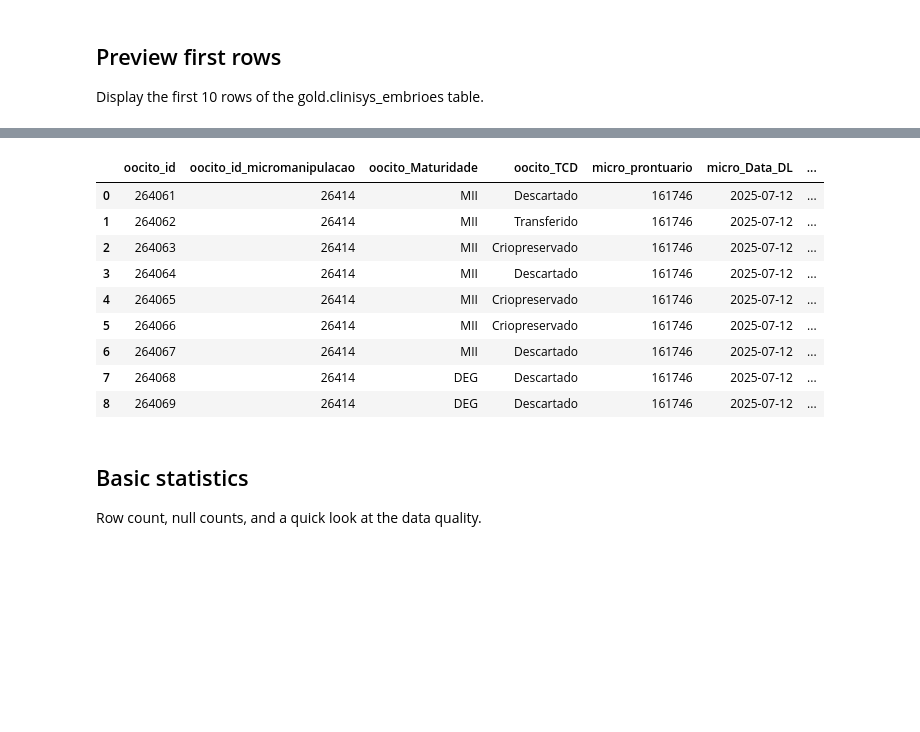
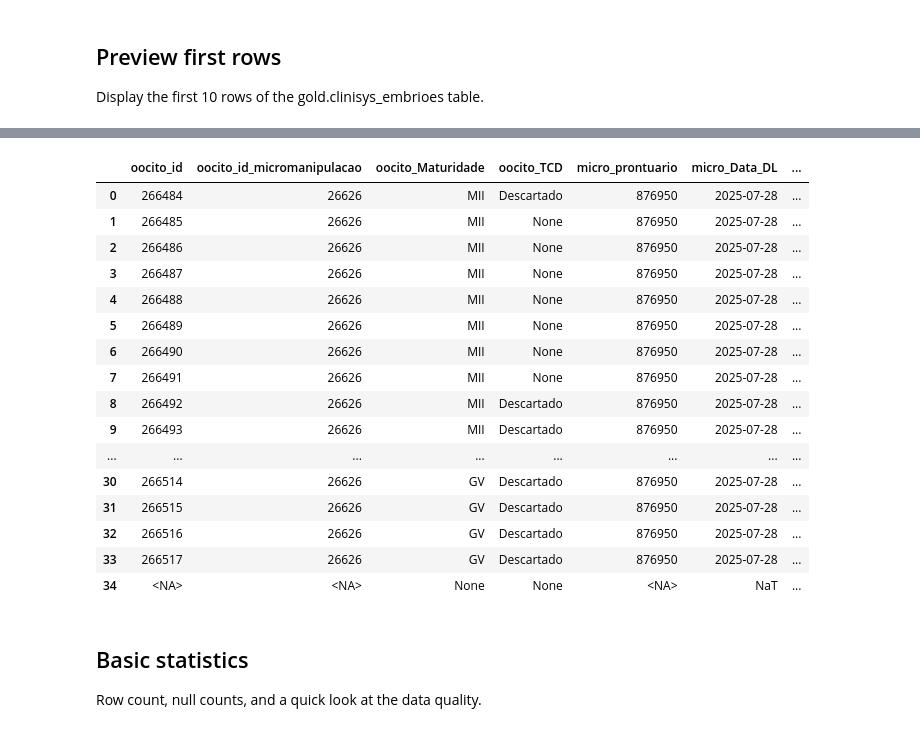
Before and after one commit to bobbypestana/embryoscope-extraction, a Jupyter notebook: clinisys/explore/explore_gold_layer.ipynb, the cells around one changed output, grey strips where cells are left out. Drawn from its saved outputs; the diff is of its cells as text; code cells hidden in the pictures; blank space fills up the shorter version.

```diff
--- a/clinisys/explore/explore_gold_layer.ipynb
+++ b/clinisys/explore/explore_gold_layer.ipynb
@@ -48,10 +48,14 @@ display(gold_tables)
 
 This shows the column names and types for the main gold table.
 # %%
+con = duckdb.connect(db_path)
+
 try:
-    schema = con.execute("DESCRIBE gold.clinisys_embrioes").fetchdf()
+    schema = con.execute("DESCRIBE gold.embryoscope_embrioes").fetchdf()
     display(schema)
 except Exception as e:
     print(f'Error: {e}')
+
+con.close()
 # %% [output]
 |  | column_name | column_type | null | key | default | extra |
@@ -73,10 +77,13 @@ except Exception as e:
 Display the first 10 rows of the gold.clinisys_embrioes table.
 # %%
 try:
-    preview = con.execute("SELECT * FROM gold.clinisys_embrioes LIMIT 10").fetchdf()
+    con = duckdb.connect(db_path)
+    preview = con.execute("SELECT * FROM gold.clinisys_embrioes LIMIT 1").fetchdf()
     display(preview)
 except Exception as e:
     print(f'Error: {e}')
+
+con.close()
 # %% [output]
 |  | oocito_id | oocito_id_micromanipulacao | oocito_diaseguinte | oocito_Maturidade | oocito_RC | ... |
 | 0 | 1 | 2 | Não | MII | None | ... |
@@ -92,10 +90,11 @@ except Exception as e:
 # %%
 try:
     con = duckdb.connect(db_path)
-    preview = con.execute("SELECT * FROM gold.clinisys_embrioes where micro_prontuario = '161746'").fetchdf()
+    preview = con.execute("SELECT * FROM gold.clinisys_embrioes where micro_prontuario = '876950'").fetchdf()
     con.close()
     display(preview)
 except Exception as e:
     print(f'Error: {e}')
+con.close()
 # %% [output]
 |  | oocito_id | oocito_id_micromanipulacao | oocito_diaseguinte | oocito_Maturidade | oocito_RC | ... |
@@ -133,0 +152,8 @@ preview.loc[preview['oocito_TCD']=='Criopreservado', [
+# %%
+try:
+    con = duckdb.connect(db_path)
+    preview = con.execute("SELECT * FROM gold.embryoscope_embrioes where patient_PatientID = '876950'").fetchdf()
+    con.close()
+    display(preview)
+except Exception as e:
+    print(f'Error: {e}')
@@ -134,22 +175,29 @@ preview.loc[preview['oocito_TCD']=='Criopreservado', [
 # %%
 try:
     con = duckdb.connect(db_path)
-    preview = con.execute("SELECT * FROM gold.embryoscope_clinisys_combined where micro_prontuario = '161746'").fetchdf()
+    preview = con.execute("SELECT * FROM gold.embryoscope_clinisys_combined where micro_prontuario = '876950' or patient_PatientID = '876950'").fetchdf()
     con.close()
     display(preview)
 except Exception as e:
     print(f'Error: {e}')
 # %% [output]
 |  | oocito_id | oocito_id_micromanipulacao | oocito_Maturidade | oocito_TCD | micro_prontuario | micro_Data_DL | ... |
-| 0 | 264061 | 26414 | MII | Descartado | 161746 | 2025-07-12 | ... |
-| 1 | 264062 | 26414 | MII | Transferido | 161746 | 2025-07-12 | ... |
-| 2 | 264063 | 26414 | MII | Criopreservado | 161746 | 2025-07-12 | ... |
-| 3 | 264064 | 26414 | MII | Descartado | 161746 | 2025-07-12 | ... |
-| 4 | 264065 | 26414 | MII | Criopreservado | 161746 | 2025-07-12 | ... |
-| 5 | 264066 | 26414 | MII | Criopreservado | 161746 | 2025-07-12 | ... |
-| 6 | 264067 | 26414 | MII | Descartado | 161746 | 2025-07-12 | ... |
-| 7 | 264068 | 26414 | DEG | Descartado | 161746 | 2025-07-12 | ... |
-| 8 | 264069 | 26414 | DEG | Descartado | 161746 | 2025-07-12 | ... |
+| 0 | 266484 | 26626 | MII | Descartado | 876950 | 2025-07-28 | ... |
+| 1 | 266485 | 26626 | MII | None | 876950 | 2025-07-28 | ... |
+| 2 | 266486 | 26626 | MII | None | 876950 | 2025-07-28 | ... |
+| 3 | 266487 | 26626 | MII | None | 876950 | 2025-07-28 | ... |
+| 4 | 266488 | 26626 | MII | None | 876950 | 2025-07-28 | ... |
+| 5 | 266489 | 26626 | MII | None | 876950 | 2025-07-28 | ... |
+| 6 | 266490 | 26626 | MII | None | 876950 | 2025-07-28 | ... |
+| 7 | 266491 | 26626 | MII | None | 876950 | 2025-07-28 | ... |
+| 8 | 266492 | 26626 | MII | Descartado | 876950 | 2025-07-28 | ... |
+| 9 | 266493 | 26626 | MII | Descartado | 876950 | 2025-07-28 | ... |
+| ... | ... | ... | ... | ... | ... | ... | ... |
+| 30 | 266514 | 26626 | GV | Descartado | 876950 | 2025-07-28 | ... |
+| 31 | 266515 | 26626 | GV | Descartado | 876950 | 2025-07-28 | ... |
+| 32 | 266516 | 26626 | GV | Descartado | 876950 | 2025-07-28 | ... |
+| 33 | 266517 | 26626 | GV | Descartado | 876950 | 2025-07-28 | ... |
+| 34 | <NA> | <NA> | None | None | <NA> | NaT | ... |
 # %% [markdown]
 ## Basic statistics
 
```
Also changed, not shown: parts of 6 cells of this notebook, 19 other files.
